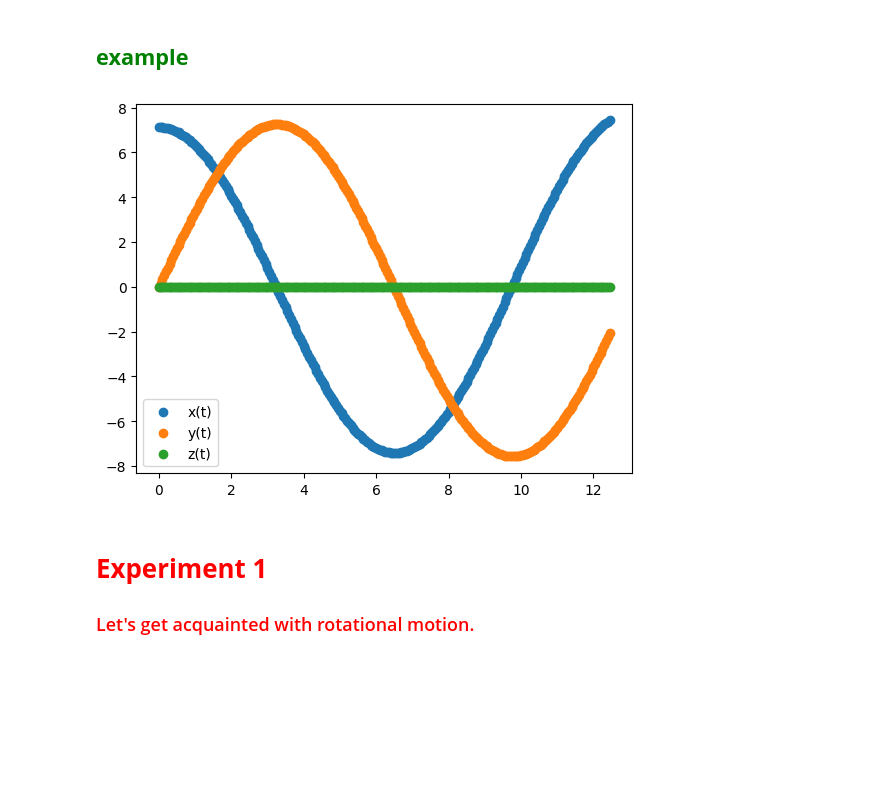
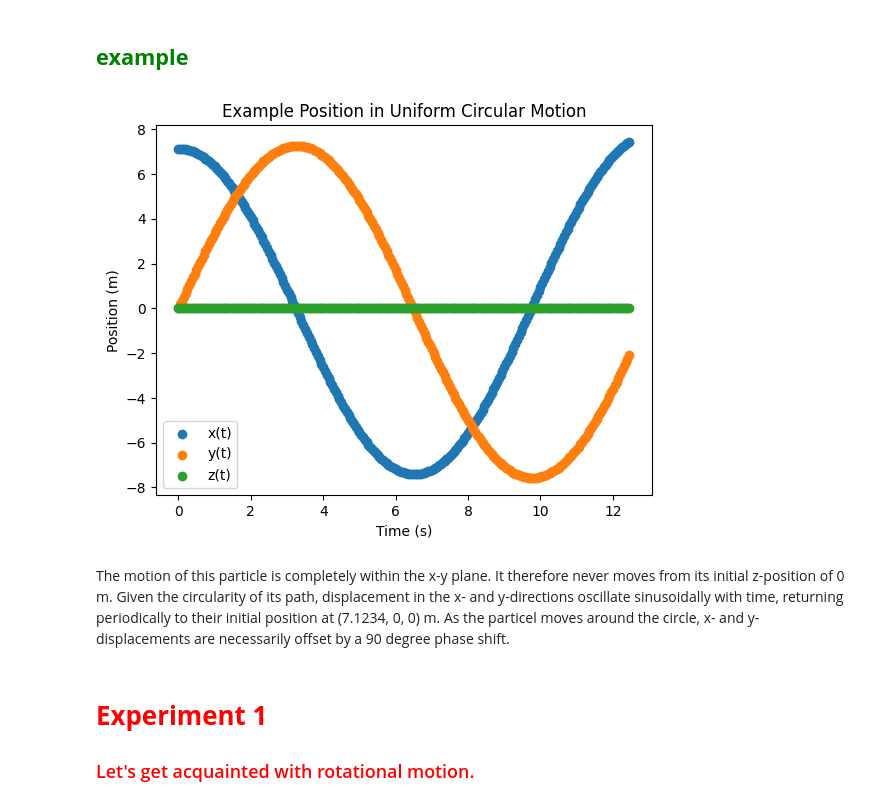
Before and after one commit to CalebAnderson22/PHY122, a Jupyter notebook: L5_Anderson.ipynb, the cells around one changed output. Cells and saved outputs as stored; diff of their text form; code cells hidden in the pictures; blank space fills up the shorter version.

```diff
--- a/L5_Anderson.ipynb
+++ b/L5_Anderson.ipynb
@@ -50,17 +50,22 @@ def VelocityVerletRot(T, x0=np.array([1.,0.,0.]), v0=np.zeros(3), mass=1., xcent
 # %%
 t  = arange(0, 12.5, 0.05) ## time-array (collection of all time-points measured by detector)
 x0 = array([7.1234,0.,0.]) ## start solely on the 0-axis
 v0 = array([0.,3.4567,0.]) ## initial-velocity (needed for rotational motion) on 1-axis
 
 x_t, v_t, f_t = VelocityVerletRot(t, x0=x0, v0=v0) ## using my method for rotational-motion (defined above)
 
+plt.title("Example Position in Uniform Circular Motion")
 plt.scatter(t, x_t[:,0], label = "x(t)") ## 0-axis plot
 plt.scatter(t, x_t[:,1], label = "y(t)") ## 1-axis plot
 plt.scatter(t, x_t[:,2], label = "z(t)") ## 2-axis plot
+plt.xlabel("Time (s)")
+plt.ylabel("Position (m)")
 plt.legend(loc="best")
 plt.show()
 # %% [output]
-[figure, old version]
+[figure, new version]
+# %% [markdown]
+The motion of this particle is completely within the x-y plane. It therefore never moves from its initial z-position of 0 m. Given the circularity of its path, displacement in the x- and y-directions oscillate sinusoidally with time, returning periodically to their initial position at (7.1234, 0, 0) m. As the particel moves around the circle, x- and y-displacements are necessarily offset by a 90 degree phase shift.
 # %% [markdown]
 #   <font color='Red'> **Experiment 1** </font>
 
```
Also changed, not shown: parts of 19 cells of this notebook.
